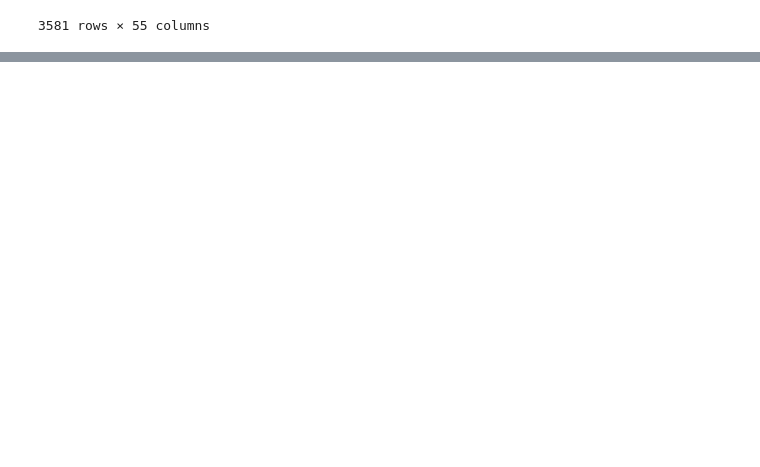
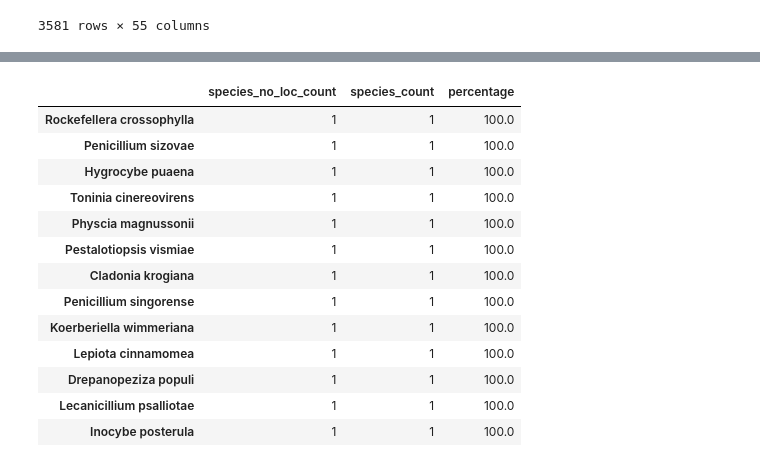
Before and after one commit to charlescoult/fungi, a Jupyter notebook: gbif/gbif_obs_cleaning_2.ipynb, the cells around one changed output, grey strips where cells are left out. Drawn from its saved outputs; the diff is of its cells as text; code cells hidden in the pictures; blank space fills up the shorter version.

Commit message:
merge and download

```diff
--- a/gbif/gbif_obs_cleaning_2.ipynb
+++ b/gbif/gbif_obs_cleaning_2.ipynb
@@ -266,0 +290,2 @@ obs[ obs['decimalLatitude'].isnull() ]
+# %%
+no_location_obs = obs[ obs['decimalLongitude'].isna() ]
@@ -266,0 +307,9 @@ obs[ obs['decimalLatitude'].isnull() ]
+# %%
+merge = pd.merge(
+    no_location_obs['species'].value_counts(),
+    obs['species'].value_counts(),
+    right_index = True,
+    left_index = True,
+    suffixes=('_no_loc_count', '_count')
+)
+merge
@@ -266,0 +330,19 @@ obs[ obs['decimalLatitude'].isnull() ]
+# %%
+merge['percentage'] = 100*merge['species_no_loc_count']/merge['species_count']
+# %%
+merge[merge['percentage'] == 100.0 ]
+# %% [output]
+|  | species_no_loc_count | species_count | percentage |
+| Rockefellera crossophylla | 1 | 1 | 100.0 |
+| Penicillium sizovae | 1 | 1 | 100.0 |
+| Hygrocybe puaena | 1 | 1 | 100.0 |
+| Toninia cinereovirens | 1 | 1 | 100.0 |
+| Physcia magnussonii | 1 | 1 | 100.0 |
+| Pestalotiopsis vismiae | 1 | 1 | 100.0 |
+| Cladonia krogiana | 1 | 1 | 100.0 |
+| Penicillium singorense | 1 | 1 | 100.0 |
+| Koerberiella wimmeriana | 1 | 1 | 100.0 |
+| Lepiota cinnamomea | 1 | 1 | 100.0 |
+| Drepanopeziza populi | 1 | 1 | 100.0 |
+| Lecanicillium psalliotae | 1 | 1 | 100.0 |
+| Inocybe posterula | 1 | 1 | 100.0 |
```
Also changed, not shown: parts of 15 cells of this notebook, 16 other files.
